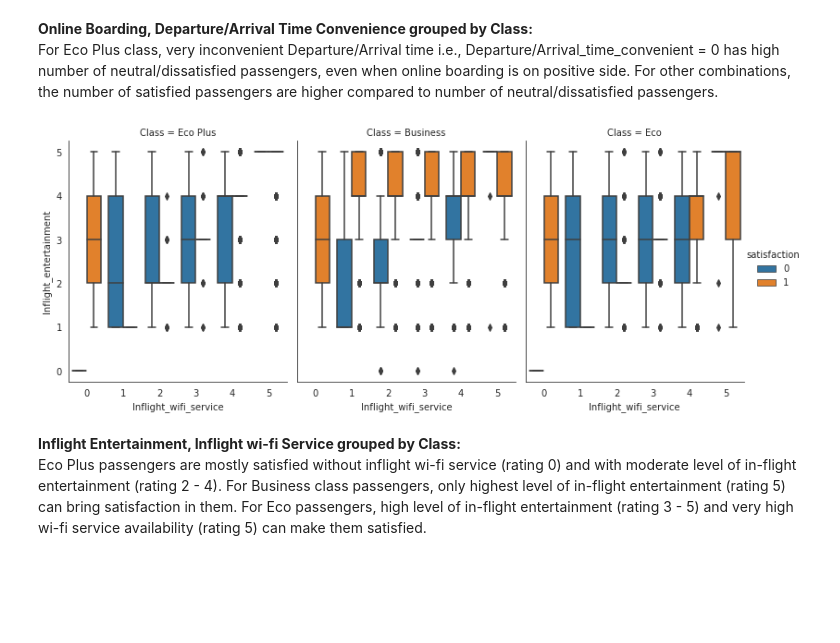
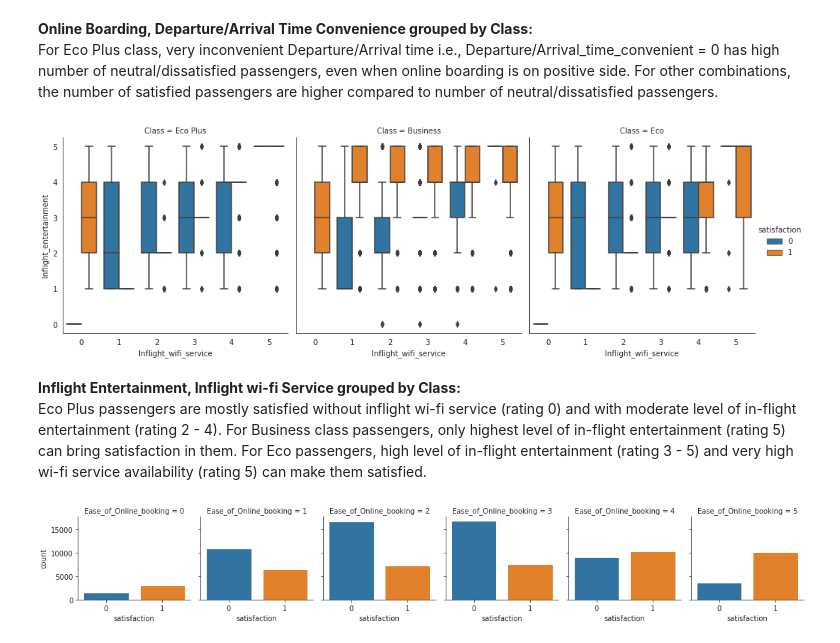
Before and after one commit to yogeshwaran-shanmuganathan/Airline-Passenger-Satisfaction, a Jupyter notebook: Code/airline_passenger_satisfaction.ipynb, the cells around one changed output. Drawn from its saved outputs; the diff is of its cells as text; code cells hidden in the pictures; blank space fills up the shorter version.

```diff
--- a/Code/airline_passenger_satisfaction.ipynb
+++ b/Code/airline_passenger_satisfaction.ipynb
@@ -212,9 +239,15 @@ For Eco Plus class, very inconvenient Departure/Arrival time i.e., Departure/Arr
 # %%
 # Inflight_wifi_service and Inflight_entertainment by Class
 with sns.axes_style('white'):
-    g = sns.catplot(x="Inflight_wifi_service", y="Inflight_entertainment", hue="satisfaction", col="Class", data=train, kind="box", height=4.5, aspect=.8)
+    g = sns.catplot(x="Inflight_wifi_service", y="Inflight_entertainment", hue="satisfaction", col="Class", data=train, kind="box", height=4.5, aspect=1.0)
 # %% [output]
-[figure, old version]
+[figure, new version]
 # %% [markdown]
 **Inflight Entertainment, Inflight wi-fi Service grouped by Class:** <br/>
 Eco Plus passengers are mostly satisfied without inflight wi-fi service (rating 0) and with moderate level of in-flight entertainment (rating 2 - 4). For Business class passengers, only highest level of in-flight entertainment (rating 5) can bring satisfaction in them. For Eco passengers, high level of in-flight entertainment (rating 3 - 5) and very high wi-fi service availability (rating 5) can make them satisfied.
+# %%
+# Ease_of_Online_booking
+with sns.axes_style(style='ticks'):
+    g = sns.catplot("satisfaction", col="Ease_of_Online_booking", col_wrap=6, data=train, kind="count", height=2.5, aspect=1.0)
+# %% [output]
+[figure, added]
```
Also changed, not shown: parts of 58 cells of this notebook.
